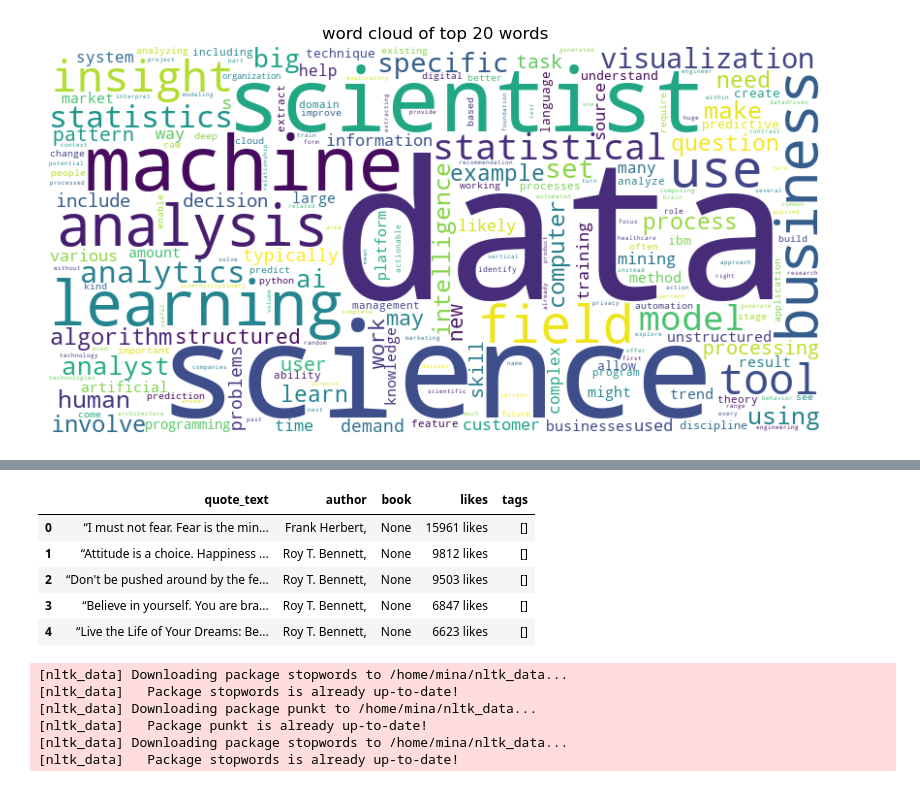
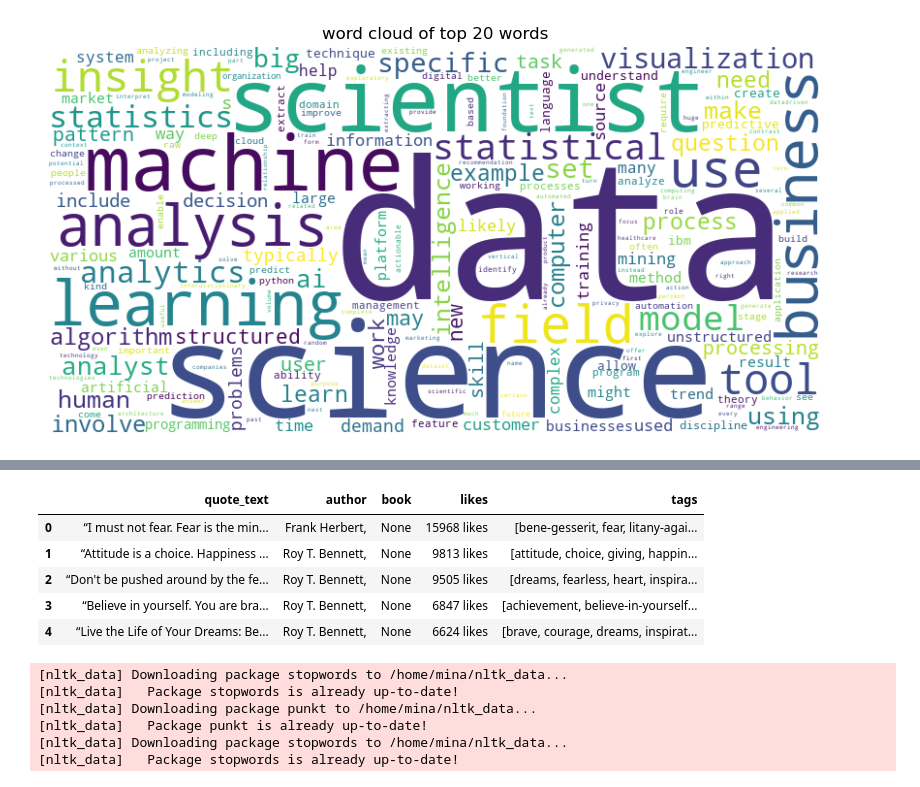
Before and after one commit to amaliahm/SEDS_Labs, a Jupyter notebook: SEDS_Lab6/SEDS_Lab6.ipynb, the cells around one changed output, grey strips where cells are left out. Drawn from its saved outputs; the diff is of its cells as text; code cells hidden in the pictures.

```diff
--- a/SEDS_Lab6/SEDS_Lab6.ipynb
+++ b/SEDS_Lab6/SEDS_Lab6.ipynb
@@ -463,39 +463,39 @@ url_list.append('https://www.goodreads.com/quotes/tag/motivational?page=3')
 url_list.append('https://www.goodreads.com/quotes/tag/motivational?page=4')
 url_list.append('https://www.goodreads.com/quotes/tag/motivational?page=5')
 
 for url in url_list:
     req = Request(url, headers=headers)
     page = urlopen(url).read().decode('utf-8')
     soup = bs(page, 'html.parser')
     quotes = soup.find_all('div', class_ = 'quoteDetails')
     for quote in quotes:
         quote_text = quote.find('div', class_ = 'quoteText').get_text(strip=True)
 
         author = quote.find('span', class_ = 'authorOrTitle').get_text(strip=True)
 
         book = quote.find('span', class_ = 'title').get_text(strip=True) if quote.find('span', class_ = 'title') else None
 
         likes = quote.find('a', class_ = 'smallText').get_text(strip=True)
 
-        tags = [tag.get_text(strip=True) for tag in quote.find_all('a', class_ = 'actionLinkLite')]
+        tags = [tag.get_text(strip=True) for tag in quote.find('div', class_='greyText smallText left').find_all('a')]
 
         quotes_data.append({
             'quote_text': quote_text,
             'author': author,
             'book': book,
             'likes': likes,
             'tags': tags
         })
 
 df = pd.DataFrame(quotes_data)
 df.head()
 # %% [output]
 |  | quote_text | author | book | likes | tags |
-| 0 | “I must not fear. Fear is the min... | Frank Herbert, | None | 15961 likes | [] |
-| 1 | “Attitude is a choice. Happiness ... | Roy T. Bennett, | None | 9812 likes | [] |
-| 2 | “Don't be pushed around by the fe... | Roy T. Bennett, | None | 9503 likes | [] |
-| 3 | “Believe in yourself. You are bra... | Roy T. Bennett, | None | 6847 likes | [] |
-| 4 | “Live the Life of Your Dreams: Be... | Roy T. Bennett, | None | 6623 likes | [] |
+| 0 | “I must not fear. Fear is the min... | Frank Herbert, | None | 15968 likes | [bene-gesserit, fear, litany-agai... |
+| 1 | “Attitude is a choice. Happiness ... | Roy T. Bennett, | None | 9813 likes | [attitude, choice, giving, happin... |
+| 2 | “Don't be pushed around by the fe... | Roy T. Bennett, | None | 9505 likes | [dreams, fearless, heart, inspira... |
+| 3 | “Believe in yourself. You are bra... | Roy T. Bennett, | None | 6847 likes | [achievement, believe-in-yourself... |
+| 4 | “Live the Life of Your Dreams: Be... | Roy T. Bennett, | None | 6624 likes | [brave, courage, dreams, inspirat... |
 # %%
 translator = str.maketrans('', '', string.punctuation + string.digits)
 
```
